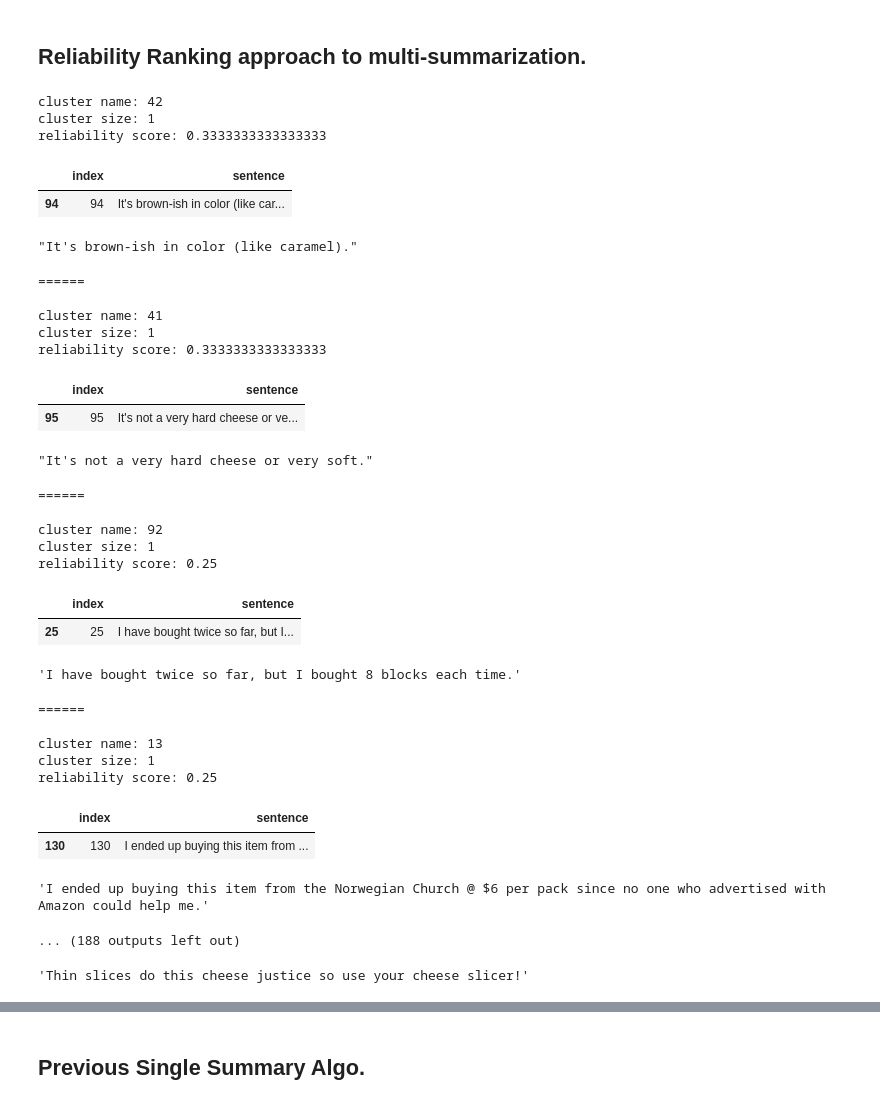
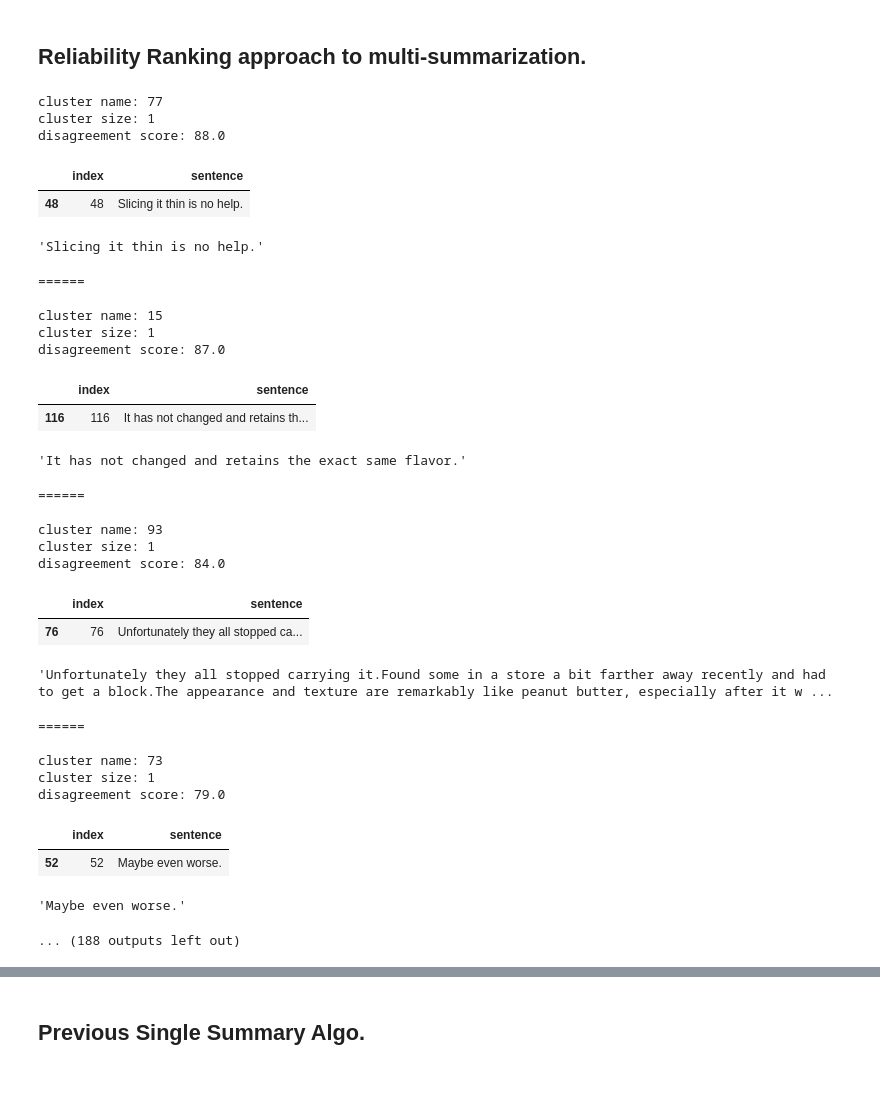
Before and after one commit to llmhyy/comments_summarization, a Jupyter notebook: src/Main.ipynb, the cells around one changed output, grey strips where cells are left out. Cells and saved outputs as stored; diff of their text form; code cells hidden in the pictures.

```diff
--- a/src/Main.ipynb
+++ b/src/Main.ipynb
@@ -511,7 +511,7 @@ def interclust_dist_mat(clusters, pairwise):
             interclust[i][j] = pairwise[sent_idx1][sent_idx2]
     return interclust
 # %%
-def rank_by_reliability(clusters_dict, intercluster, contra_threshold=0.5):
+def rank_by_reliability(clusters_dict, intercluster, contra_threshold=0.6):
     """
     :param clusters_dict: dict of clusters. {cluster index: list(sentence indices)}.
     :param intercluster: square numpy.ndarray representing distances between each cluster.
@@ -523,11 +523,8 @@ def rank_by_reliability(clusters_dict, intercluster, contra_threshold=0.5):
         for other_cluster_idx in range(len(intercluster)):
             if intercluster[cluster_idx][other_cluster_idx] > contra_threshold:
                 contra_size = contra_size + len(clusters_dict[other_cluster_idx])
-        numer = len(clusters_dict[cluster_idx])
-        if contra_size > 0:
-            denom = contra_size
-        else:
-            denom = 1
+        numer = 1 + contra_size
+        denom = len(clusters_dict[cluster_idx])
         score = numer/denom
         scores.append((score, cluster_idx))
     return sorted(scores, reverse=True)
@@ -540,53 +537,49 @@ scores = rank_by_reliability(clusters_dict, intercluster_dists, contra_threshold
 path = save_dir + '/' + 'clusterDistances.csv'
 np.savetxt(path, intercluster_dists, delimiter=",")
 # %%
-# print out clusters and most salient sentences for each cluster, in descending order of "reliability".
-for score, idx in sorted(scores, reverse=True):
+# print out clusters and most salient sentences for each cluster, in descending order of disagreement score.
+for score, idx in scores:
     print(f"cluster name: {idx}")
     print(f"cluster size: {len(clusters_dict[idx])}")
-    print(f"reliability score: {score}")
+    print(f"disagreement score: {score}")
     display(sents_df.iloc[clusters_dict[idx]])
 
     intraclust = clusters_dict2[idx][1]
     sorted_clust = clusters_dict2[idx][0]
     salient_idx = choose_salient(intraclust, sorted_clust)
     display(sents_df.iloc[salient_idx]['sentence'])
 #     print(intraclust)
     print('======\n')
 # %% [output]
-cluster name: 42
+cluster name: 77
 cluster size: 1
-reliability score: 0.3333333333333333
+disagreement score: 88.0
 |  | index | sentence |
-| 94 | 94 | It's brown-ish in color (like car... |
+| 48 | 48 | Slicing it thin is no help. |
-"It's brown-ish in color (like caramel)."
+'Slicing it thin is no help.'
 ======
 
-cluster name: 41
+cluster name: 15
 cluster size: 1
-reliability score: 0.3333333333333333
+disagreement score: 87.0
 |  | index | sentence |
-| 95 | 95 | It's not a very hard cheese or ve... |
+| 116 | 116 | It has not changed and retains th... |
-"It's not a very hard cheese or very soft."
+'It has not changed and retains the exact same flavor.'
 ======
 
-cluster name: 92
+cluster name: 93
 cluster size: 1
-reliability score: 0.25
+disagreement score: 84.0
 |  | index | sentence |
-| 25 | 25 | I have bought twice so far, but I... |
+| 76 | 76 | Unfortunately they all stopped ca... |
-'I have bought twice so far, but I bought 8 blocks each time.'
+'Unfortunately they all stopped carrying it.Found some in a store a bit farther away recently and had to get a block.The appearance and texture are remarkably like peanut butter, especially after it w ...
 ======
 
-cluster name: 13
+cluster name: 73
 cluster size: 1
-reliability score: 0.25
+disagreement score: 79.0
 |  | index | sentence |
-| 130 | 130 | I ended up buying this item from ... |
+| 52 | 52 | Maybe even worse. |
-'I ended up buying this item from the Norwegian Church @ $6 per pack since no one who advertised with Amazon could help me.'
+'Maybe even worse.'
 ... (188 outputs left out)
-# %%
-sents_df.iloc[30]['sentence']
-# %% [output]
-'Thin slices do this cheese justice so use your cheese slicer!'
 # %%
```
Also changed, not shown: parts of 6 cells of this notebook.
